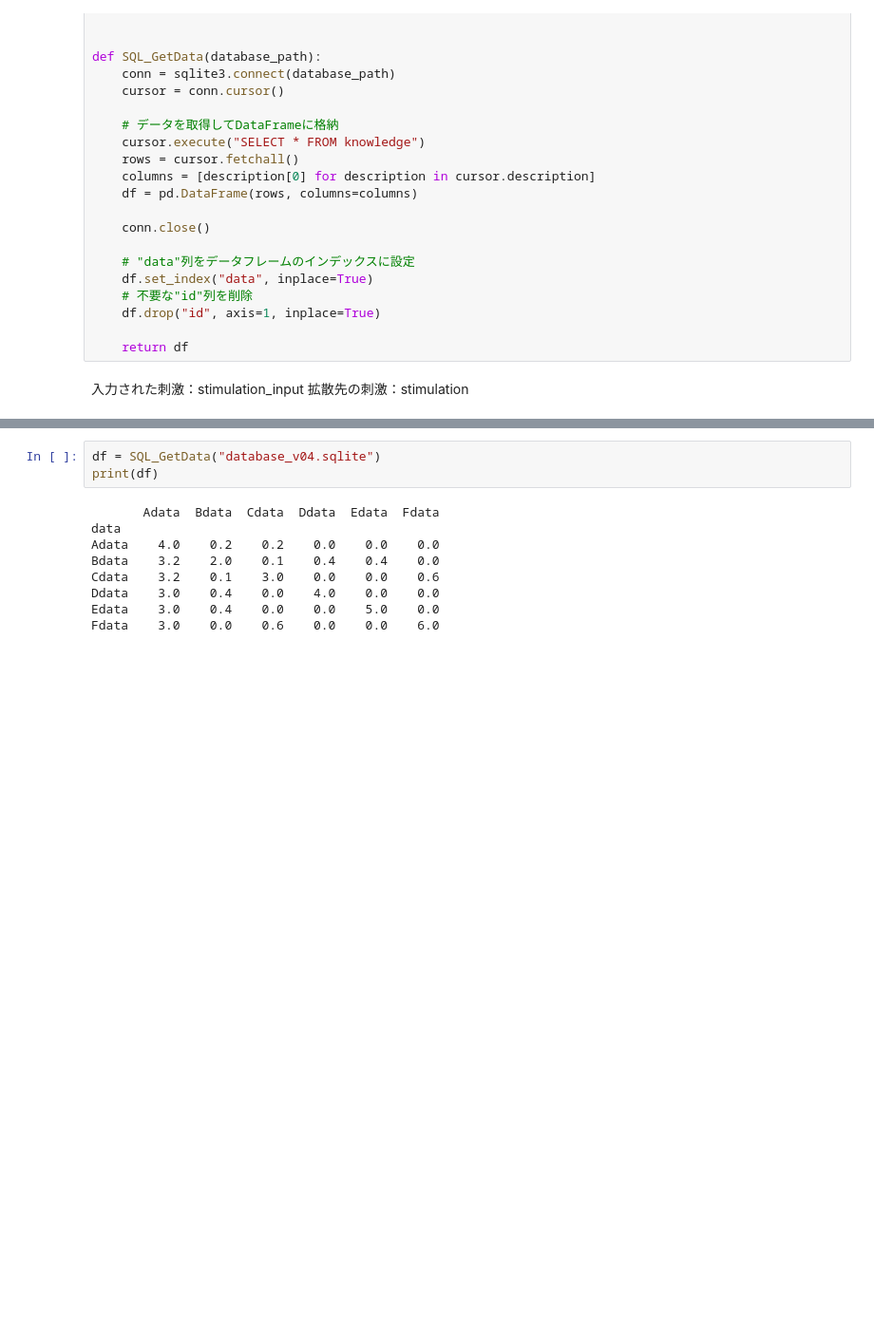
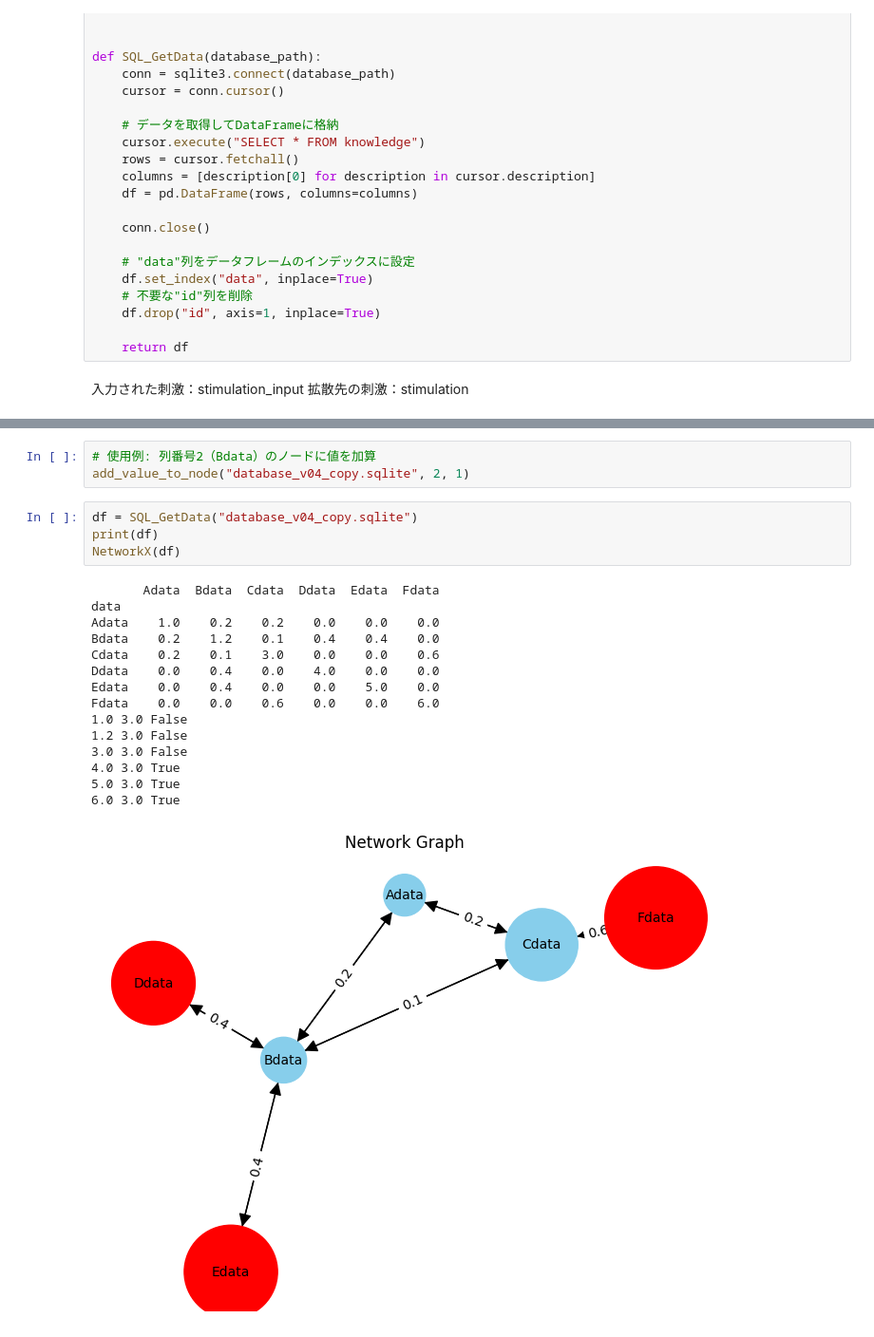
Before and after one commit to takayasora/Intelligent_Information_System_Lab_SAP_net, a Jupyter notebook: SAP-net_v011_diffusion copy.ipynb, the cells around one changed output, grey strips where cells are left out. Shown at 95% size. Saved outputs shown, nothing was run; the diff lists cells and outputs as text; blank space fills up the shorter version.

```diff
--- a/SAP-net_v011_diffusion copy.ipynb
+++ b/SAP-net_v011_diffusion copy.ipynb
@@ -204,12 +197,23 @@ add_values_to_diagonal(database_path, table_name, column_name, value_to_add)
+# %%
+# 使用例: 列番号2（Bdata）のノードに値を加算
+add_value_to_node("database_v04_copy.sqlite", 2, 1)
 # %%
-df = SQL_GetData("database_v04.sqlite")
+df = SQL_GetData("database_v04_copy.sqlite")
 print(df)
+NetworkX(df)
 # %% [output]
        Adata  Bdata  Cdata  Ddata  Edata  Fdata
 data
-Adata    4.0    0.2    0.2    0.0    0.0    0.0
-Bdata    3.2    2.0    0.1    0.4    0.4    0.0
-Cdata    3.2    0.1    3.0    0.0    0.0    0.6
-Ddata    3.0    0.4    0.0    4.0    0.0    0.0
-Edata    3.0    0.4    0.0    0.0    5.0    0.0
-Fdata    3.0    0.0    0.6    0.0    0.0    6.0
+Adata    1.0    0.2    0.2    0.0    0.0    0.0
+Bdata    0.2    1.2    0.1    0.4    0.4    0.0
+Cdata    0.2    0.1    3.0    0.0    0.0    0.6
+Ddata    0.0    0.4    0.0    4.0    0.0    0.0
+Edata    0.0    0.4    0.0    0.0    5.0    0.0
+Fdata    0.0    0.0    0.6    0.0    0.0    6.0
+1.0 3.0 False
+1.2 3.0 False
+3.0 3.0 False
+4.0 3.0 True
+5.0 3.0 True
+6.0 3.0 True
+[figure, added]
```
Also changed, not shown: parts of 4 cells of this notebook, 2 other files.
